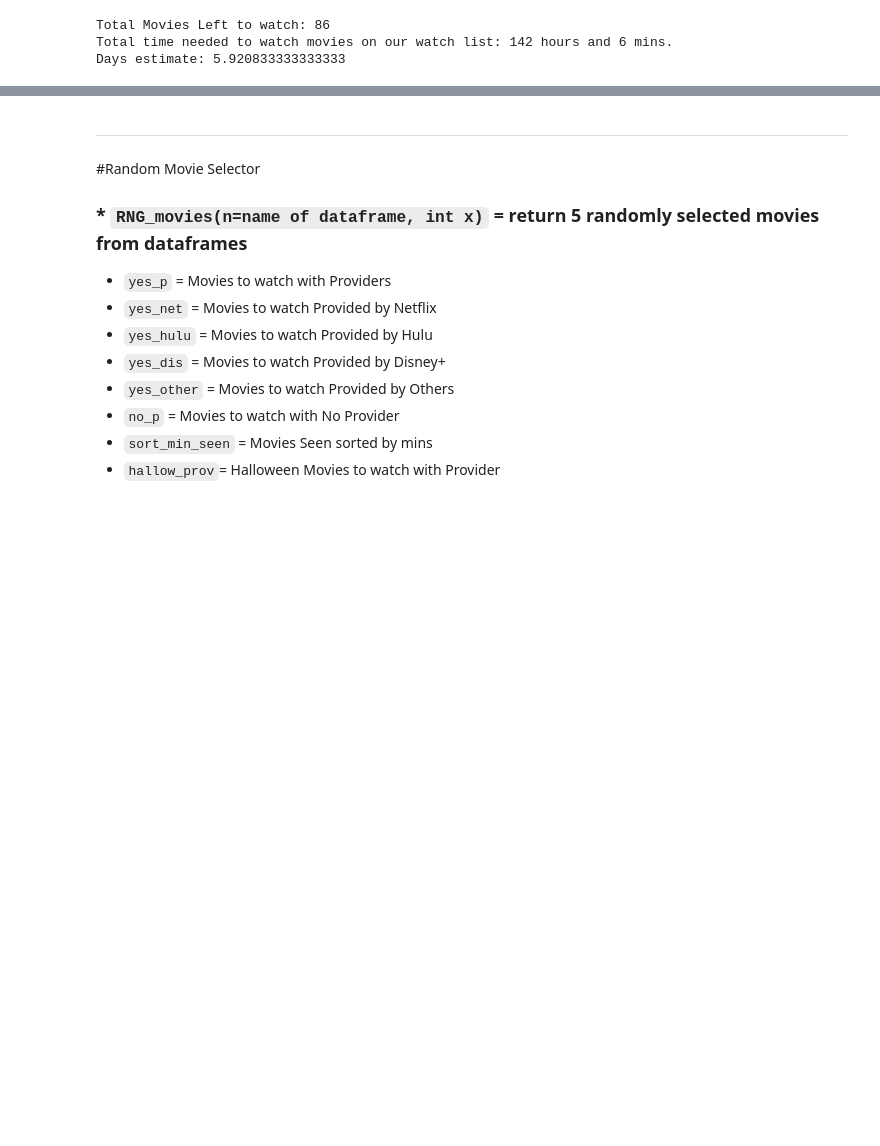
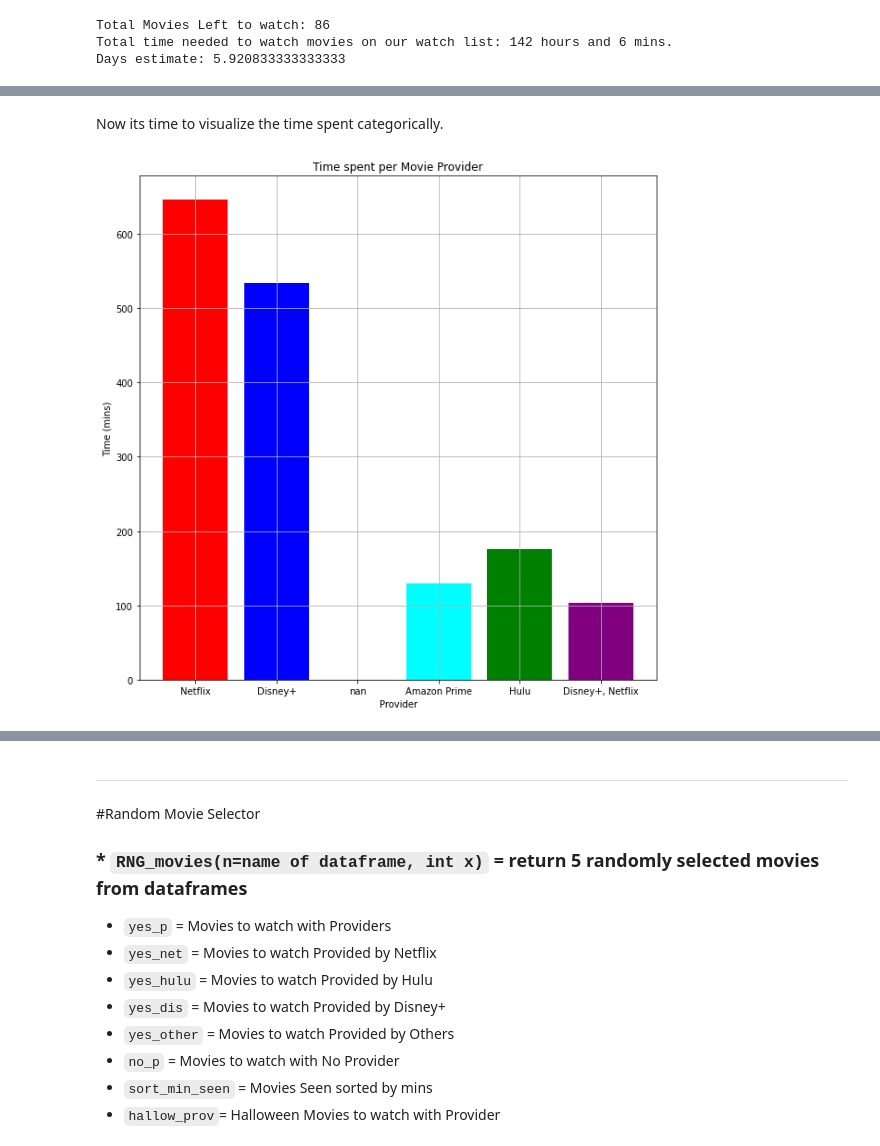
Before and after one commit to CatTastic23/DataAnalyticsPortfolio, a Jupyter notebook: Fam_movies.ipynb, the cells around one changed output, grey strips where cells are left out. Saved outputs shown, nothing was run; the diff lists cells and outputs as text; code cells hidden in the pictures; blank space fills up the shorter version.

```diff
--- a/Fam_movies.ipynb
+++ b/Fam_movies.ipynb
@@ -290,4 +288,0 @@ def sum_seen(sheet, provider_name):
-# %%
-prov = ['Netflix', 'Hulu', 'Disney+']
-
-sum_seen(seen,'Netflix')
@@ -617,0 +622,12 @@ Days estimate: 5.920833333333333
+# %%
+# Created a function to make it easier to get the sum for out new summarized dataframe
+def sum_seen(sheet, provider_name):
+  temp_sum = sheet.loc[sheet['Provider'] == provider_name, 'mins'].sum()
+  return temp_sum
+# %%
+# Creating a new dataframe with the names of providers and the mins spent towards them.
+# First we'll create two series.
+p = [x for x in seen.Provider.unique()]
+l = [sum_seen(seen,x) for x in prov]
+
+print('Providers: ' + str(p) + '\nTotal Mins Spent: ' + str(l))
@@ -617,0 +637,12 @@ Days estimate: 5.920833333333333
+# %%
+seen_data = {
+    'Provider' : p,
+    'Minutes' : l
+}
+sd = pd.DataFrame(seen_data)
+new_sd = {
+    'Provider' : sd['Provider'].astype(str),
+    'Minutes' : sd['Minutes'].astype(int)
+}
+ssd = pd.DataFrame(new_sd)
+ssd
@@ -617,0 +657,14 @@ Days estimate: 5.920833333333333
+# %% [markdown]
+Now its time to visualize the time spent categorically.
+# %%
+# Using a bar chart because we are comparing categories
+plt.figure(1, figsize=(10,10))
+plt.bar(x = ssd['Provider'], height = ssd['Minutes'], color = ['red', 'blue', 'black', 'cyan', 'green', 'purple'])
+plt.title('Time spent per Movie Provider')
+plt.xlabel('Provider')
+plt.ylabel('Time (mins)')
+plt.grid(True)
+
+plt.show()
+# %% [output]
+[figure, added]
```
Also changed, not shown: parts of 15 cells of this notebook.
